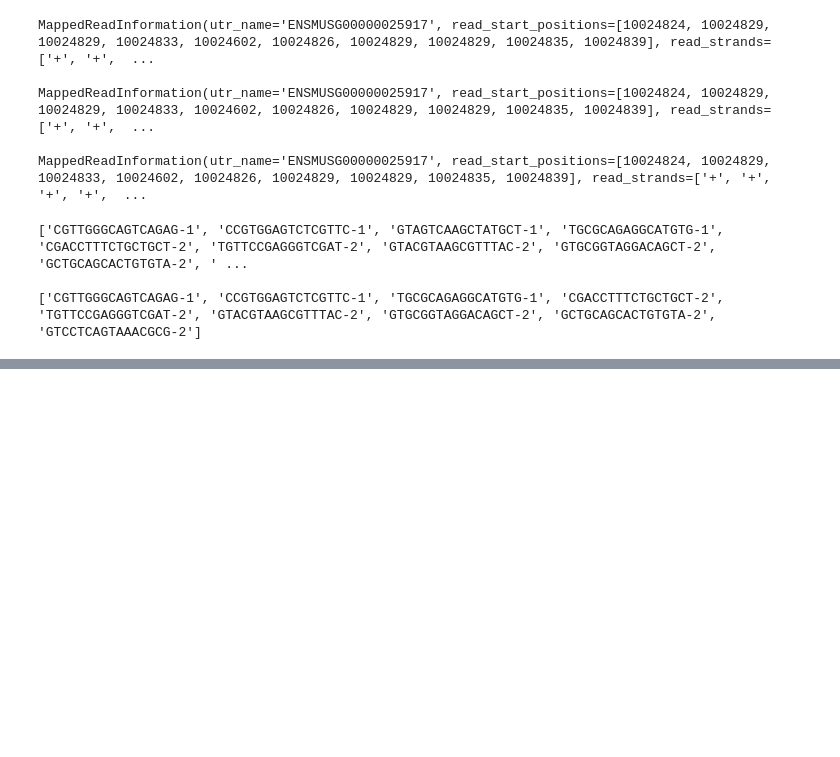
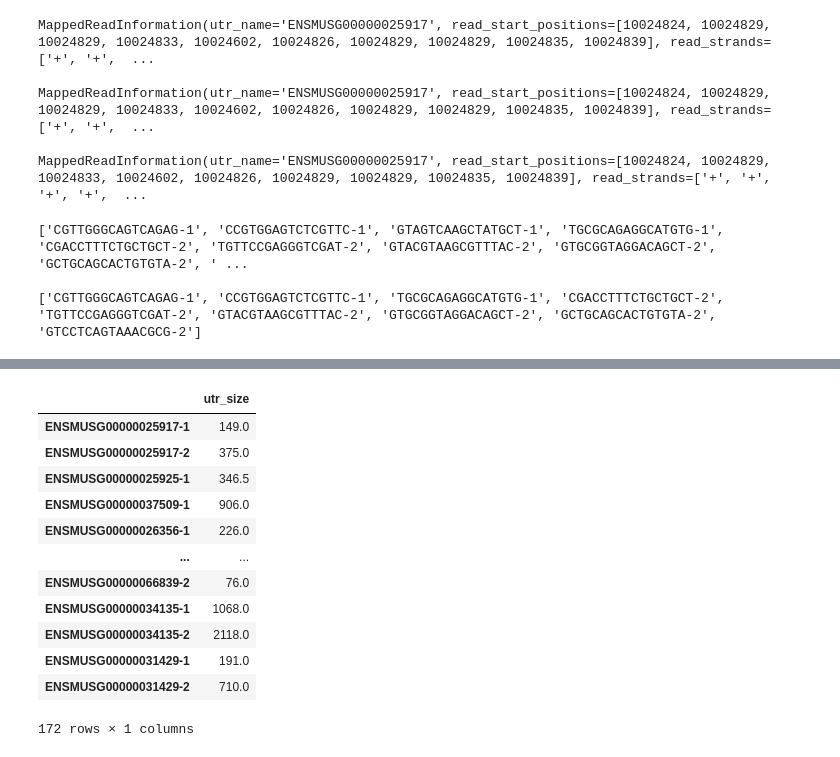
Before and after one commit to AndreMacedo88/utrcalling, a Jupyter notebook: notebooks/3UTR in NSC lineage progression.ipynb, the cells around one changed output, grey strips where cells are left out. Drawn from its saved outputs; the diff is of its cells as text; code cells hidden in the pictures; blank space fills up the shorter version.

Commit message:
peak calling methods - 8 - kde finished

```diff
--- a/notebooks/3UTR in NSC lineage progression.ipynb
+++ b/notebooks/3UTR in NSC lineage progression.ipynb
@@ -314,0 +340,3 @@ from matplotlib.pyplot import plot
+# %%
+df, obs, peak_var = peak_calling.generate_peak_counts(filts)
+print(df)
@@ -314,0 +361,16 @@ from matplotlib.pyplot import plot
+# %%
+obs
+# %% [output]
+|  | utr_size |
+| ENSMUSG00000025917-1 | 149.0 |
+| ENSMUSG00000025917-2 | 375.0 |
+| ENSMUSG00000025925-1 | 346.5 |
+| ENSMUSG00000037509-1 | 906.0 |
+| ENSMUSG00000026356-1 | 226.0 |
+| ... | ... |
+| ENSMUSG00000066839-2 | 76.0 |
+| ENSMUSG00000034135-1 | 1068.0 |
+| ENSMUSG00000034135-2 | 2118.0 |
+| ENSMUSG00000031429-1 | 191.0 |
+| ENSMUSG00000031429-2 | 710.0 |
+172 rows × 1 columns
```
Also changed, not shown: parts of 8 cells of this notebook, 4 other files.
